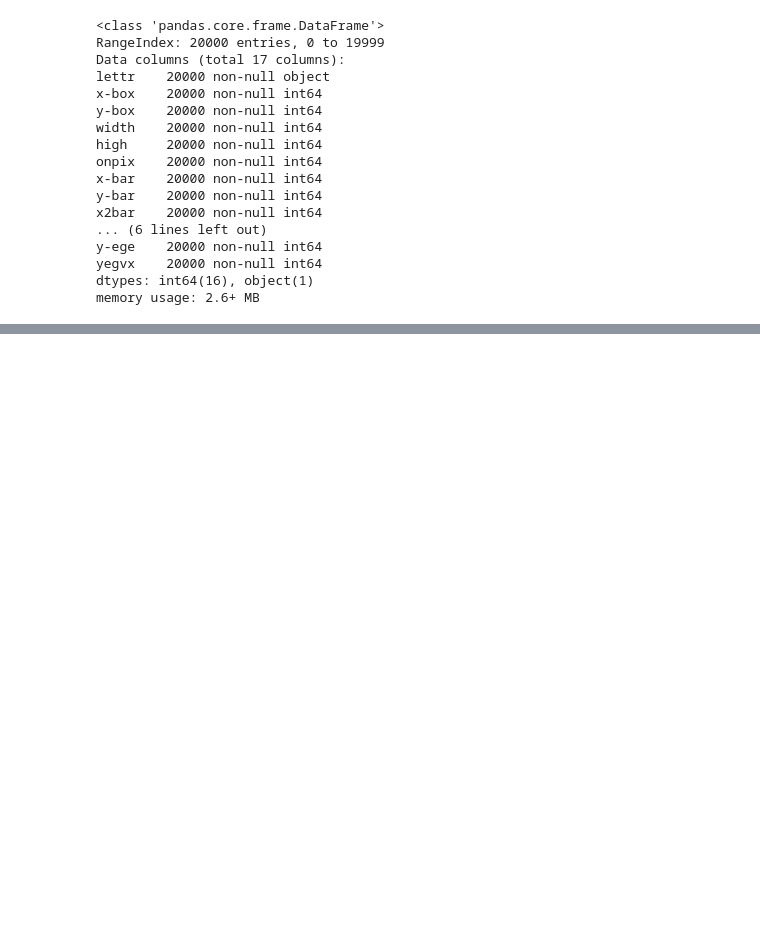
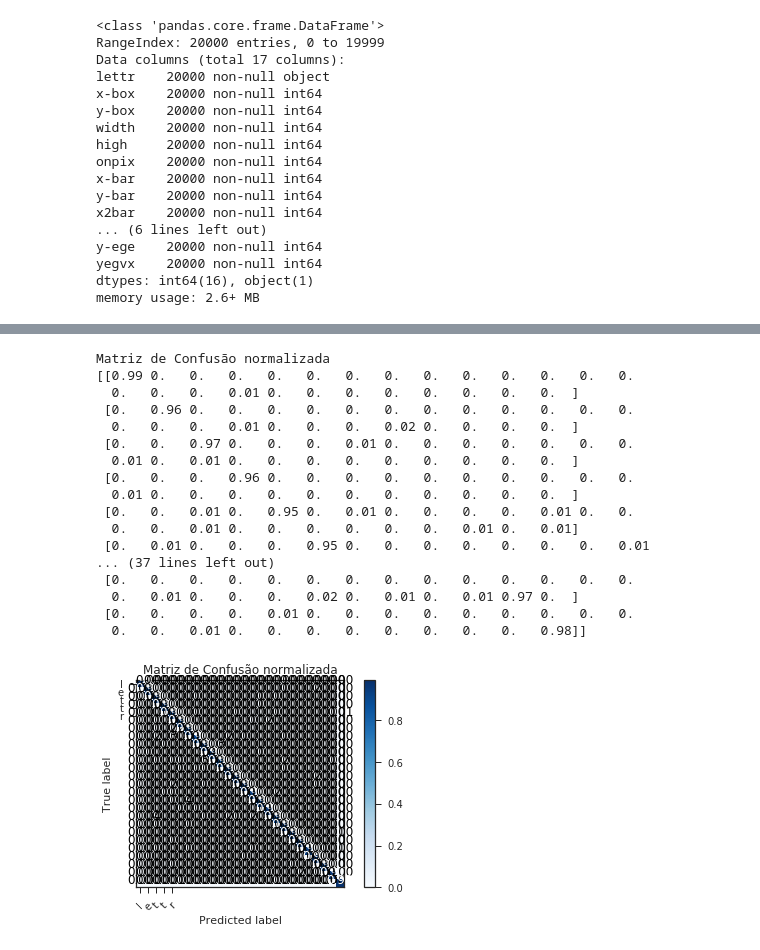
Before and after one commit to ML-FGA-2018-2-Grupo-E/Letter-Recognition, a Jupyter notebook: kneighbors_classifier.ipynb, the cells around one changed output, grey strips where cells are left out. Cells and saved outputs as stored; diff of their text form; code cells hidden in the pictures; blank space fills up the shorter version.

```diff
--- a/kneighbors_classifier.ipynb
+++ b/kneighbors_classifier.ipynb
@@ -136,0 +218,24 @@ array(['A'], dtype=object)
+# %%
+#Plota matriz de confusão normalizada
+plt.figure()
+plot_confusion_matrix(cnf_matrix, classes="lettr", normalize=True,
+                      title='Matriz de Confusão normalizada')
+# %% [output]
+Matriz de Confusão normalizada
+[[0.99 0.   0.   0.   0.   0.   0.   0.   0.   0.   0.   0.   0.   0.
+  0.   0.   0.   0.01 0.   0.   0.   0.   0.   0.   0.   0.  ]
+ [0.   0.96 0.   0.   0.   0.   0.   0.   0.   0.   0.   0.   0.   0.
+  0.   0.   0.   0.01 0.   0.   0.   0.02 0.   0.   0.   0.  ]
+ [0.   0.   0.97 0.   0.   0.   0.01 0.   0.   0.   0.   0.   0.   0.
+  0.01 0.   0.01 0.   0.   0.   0.   0.   0.   0.   0.   0.  ]
+ [0.   0.   0.   0.96 0.   0.   0.   0.   0.   0.   0.   0.   0.   0.
+  0.01 0.   0.   0.   0.   0.   0.   0.   0.   0.   0.   0.  ]
+ [0.   0.   0.01 0.   0.95 0.   0.01 0.   0.   0.   0.   0.01 0.   0.
+  0.   0.   0.01 0.   0.   0.   0.   0.   0.   0.01 0.   0.01]
+ [0.   0.01 0.   0.   0.   0.95 0.   0.   0.   0.   0.   0.   0.   0.01
+... (37 lines left out)
+ [0.   0.   0.   0.   0.   0.   0.   0.   0.   0.   0.   0.   0.   0.
+  0.   0.01 0.   0.   0.   0.02 0.   0.01 0.   0.01 0.97 0.  ]
+ [0.   0.   0.   0.   0.01 0.   0.   0.   0.   0.   0.   0.   0.   0.
+  0.   0.   0.01 0.   0.   0.   0.   0.   0.   0.   0.   0.98]]
+[figure, added]
```
Also changed, not shown: parts of 22 cells of this notebook.
